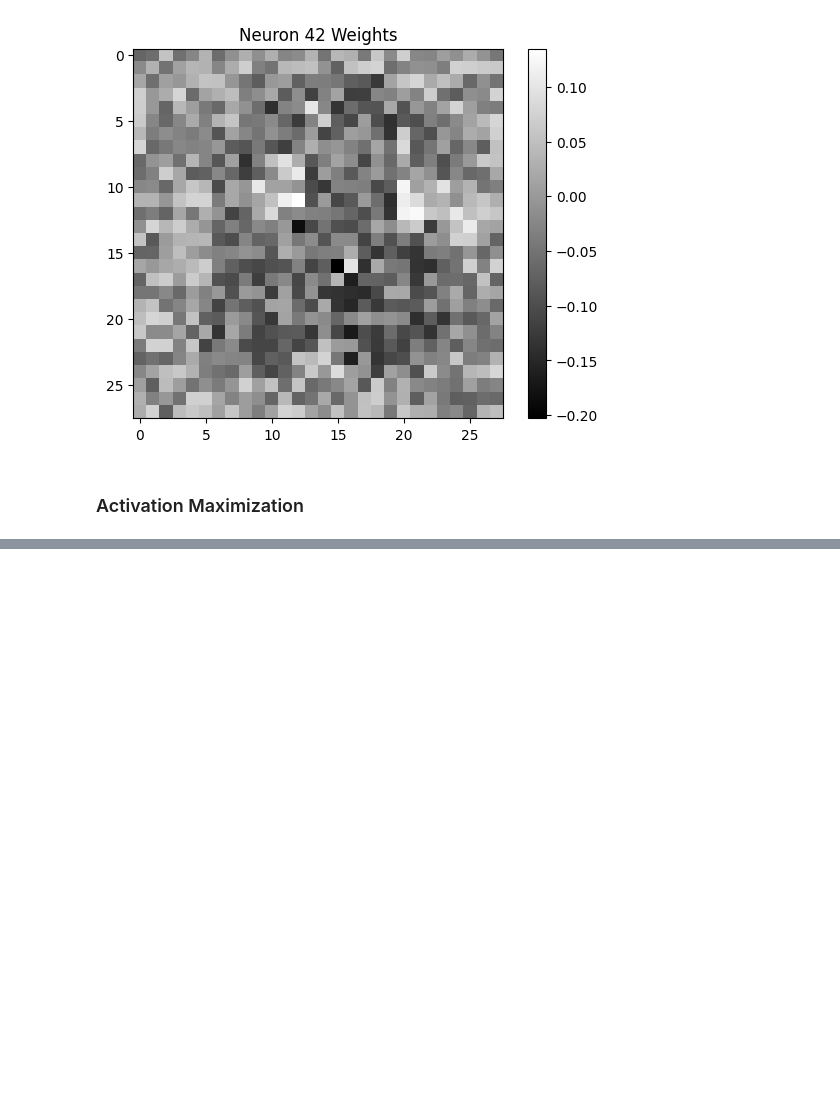
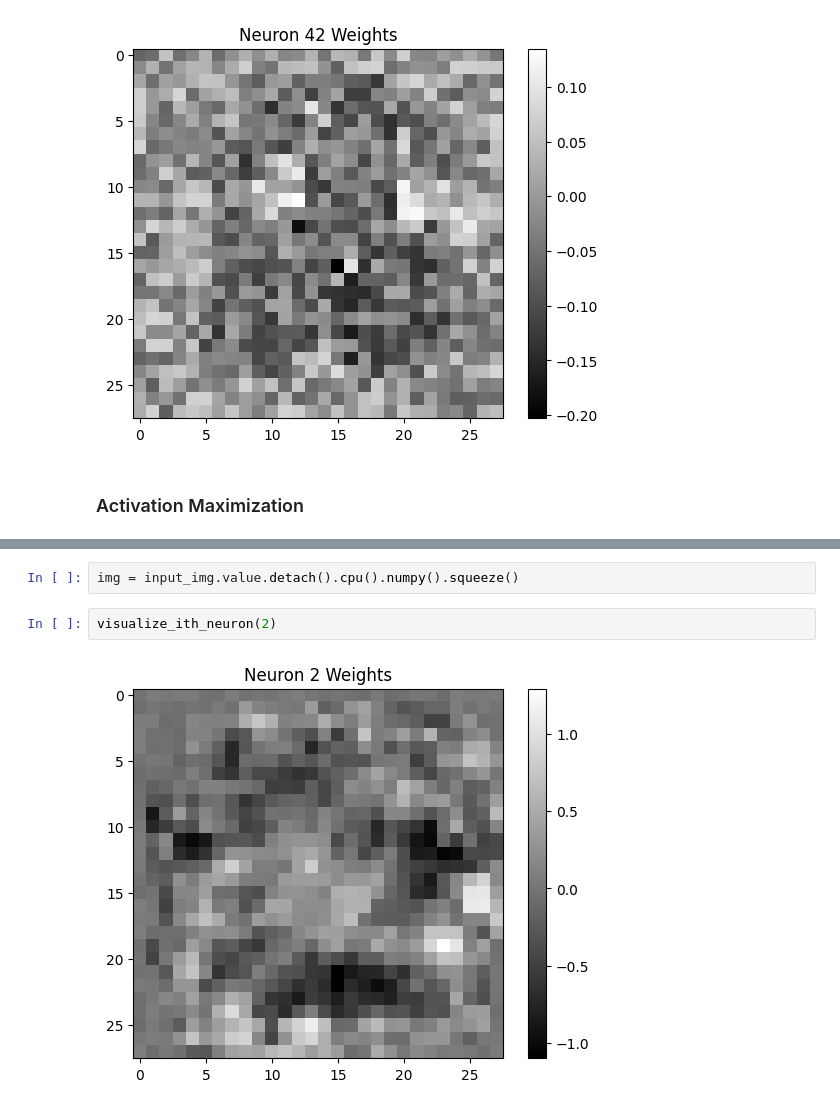
Before and after one commit to nickobard/deep-learning, a Jupyter notebook: 02/mnist_training/loss_landscape.ipynb, the cells around one changed output, grey strips where cells are left out. Drawn from its saved outputs; the diff is of its cells as text; blank space fills up the shorter version.

```diff
--- a/02/mnist_training/loss_landscape.ipynb
+++ b/02/mnist_training/loss_landscape.ipynb
@@ -293,0 +316,6 @@ visualize_ith_neuron(42)
+# %%
+img = input_img.value.detach().cpu().numpy().squeeze()
+# %%
+visualize_ith_neuron(2)
+# %% [output]
+[figure, added]
```
Also changed, not shown: parts of 27 cells of this notebook, 1 other file.
